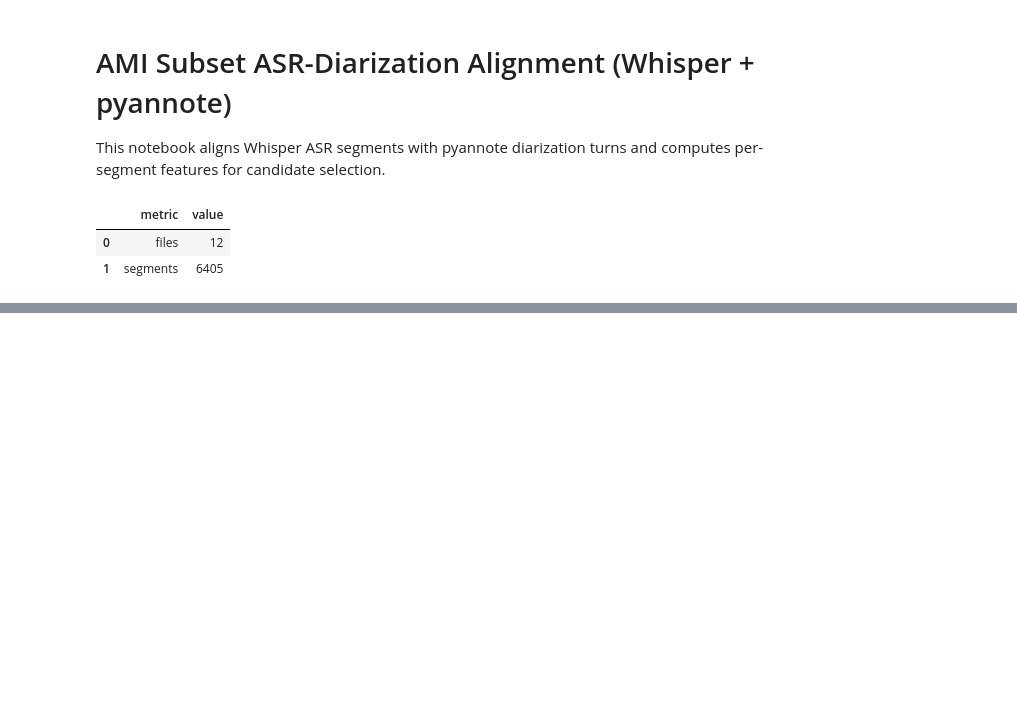
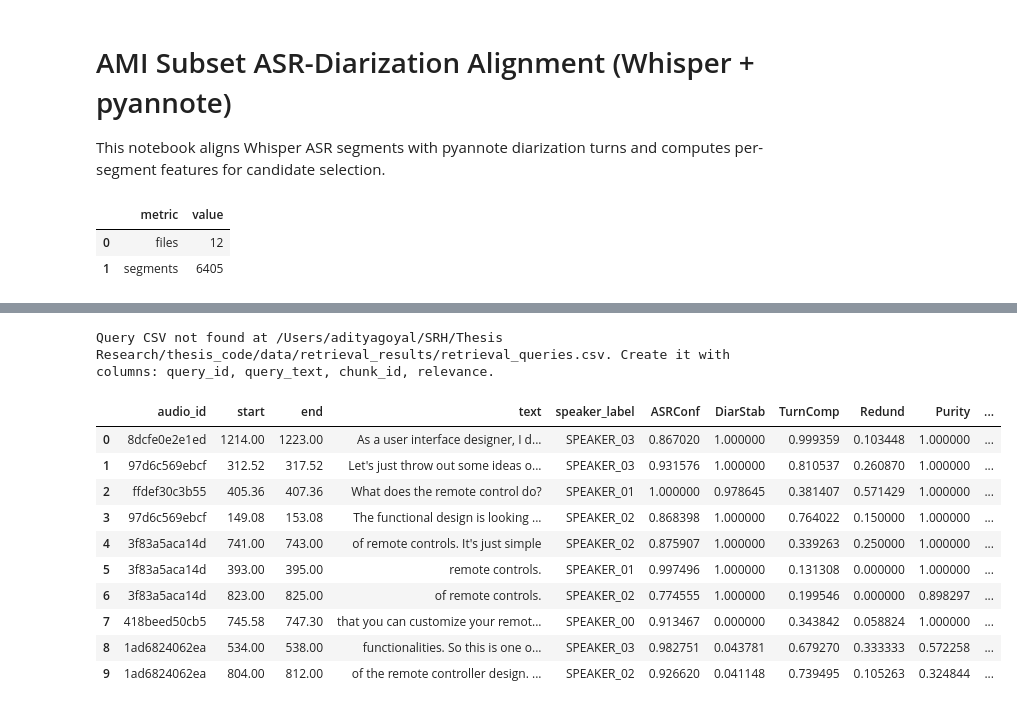
Before and after one commit to adityagoyal222/noise-aware-spoken-rag, a Jupyter notebook: notebooks/ami_subset_alignment_features.ipynb, the cells around one changed output, grey strips where cells are left out. Cells and saved outputs as stored; diff of their text form; code cells hidden in the pictures; blank space fills up the shorter version.

Commit message:
changes to retrieval procedure for test

```diff
--- a/notebooks/ami_subset_alignment_features.ipynb
+++ b/notebooks/ami_subset_alignment_features.ipynb
@@ -321,0 +697,12 @@ summary_df
+# %%
+aligned_df, chunk_records = load_aligned_chunks(ALIGNED_DIR)
+model = SentenceTransformer(EMBED_MODEL_NAME, device='mps')
+embeddings, id_map = build_embeddings_cached(
+    aligned_df,
+    model,
+    EMBED_CACHE,
+    batch_size=BATCH_SIZE,
+ )
+index = build_vector_index(embeddings)
+
+aligned_df.head()
@@ -321,0 +716,38 @@ summary_df
+# %%
+if not QUERIES_CSV.exists():
+    print(
+        f"Query CSV not found at {QUERIES_CSV}. "
+        "Create it with columns: query_id, query_text, chunk_id, relevance."
+    )
+else:
+    queries_df = pd.read_csv(QUERIES_CSV)
+    results_df, metrics_df, summary_df = evaluate_retrieval(
+        queries_df,
+        aligned_df,
+        model,
+        index,
+        id_map,
+        WEIGHTS,
+        TOP_K,
+    )
+    save_results(results_df, metrics_df, summary_df, RETRIEVAL_DIR, METRICS_DIR, RUN_TAG)
+    summary_df
+# %% [output]
+Query CSV not found at /Users/adityagoyal/SRH/Thesis Research/thesis_code/data/retrieval_results/retrieval_queries.csv. Create it with columns: query_id, query_text, chunk_id, relevance.
+# %%
+example_query = "What are the key design features discussed for the remote control?"
+candidates = retrieve_candidates(example_query, TOP_K, model, index, aligned_df, id_map)
+reranked = rerank_candidates(candidates, WEIGHTS)
+reranked.head(10)
+# %% [output]
+|  | audio_id | start | end | text | speaker_label | ASRConf | DiarStab | TurnComp | Redund | Purity | ... |
+| 0 | 8dcfe0e2e1ed | 1214.00 | 1223.00 | As a user interface designer, I d... | SPEAKER_03 | 0.867020 | 1.000000 | 0.999359 | 0.103448 | 1.000000 | ... |
+| 1 | 97d6c569ebcf | 312.52 | 317.52 | Let's just throw out some ideas o... | SPEAKER_03 | 0.931576 | 1.000000 | 0.810537 | 0.260870 | 1.000000 | ... |
+| 2 | ffdef30c3b55 | 405.36 | 407.36 | What does the remote control do? | SPEAKER_01 | 1.000000 | 0.978645 | 0.381407 | 0.571429 | 1.000000 | ... |
+| 3 | 97d6c569ebcf | 149.08 | 153.08 | The functional design is looking ... | SPEAKER_02 | 0.868398 | 1.000000 | 0.764022 | 0.150000 | 1.000000 | ... |
+| 4 | 3f83a5aca14d | 741.00 | 743.00 | of remote controls. It's just simple | SPEAKER_02 | 0.875907 | 1.000000 | 0.339263 | 0.250000 | 1.000000 | ... |
+| 5 | 3f83a5aca14d | 393.00 | 395.00 | remote controls. | SPEAKER_01 | 0.997496 | 1.000000 | 0.131308 | 0.000000 | 1.000000 | ... |
+| 6 | 3f83a5aca14d | 823.00 | 825.00 | of remote controls. | SPEAKER_02 | 0.774555 | 1.000000 | 0.199546 | 0.000000 | 0.898297 | ... |
+| 7 | 418beed50cb5 | 745.58 | 747.30 | that you can customize your remot... | SPEAKER_00 | 0.913467 | 0.000000 | 0.343842 | 0.058824 | 1.000000 | ... |
+| 8 | 1ad6824062ea | 534.00 | 538.00 | functionalities. So this is one o... | SPEAKER_03 | 0.982751 | 0.043781 | 0.679270 | 0.333333 | 0.572258 | ... |
+| 9 | 1ad6824062ea | 804.00 | 812.00 | of the remote controller design. ... | SPEAKER_02 | 0.926620 | 0.041148 | 0.739495 | 0.105263 | 0.324844 | ... |
```
Also changed, not shown: parts of 10 cells of this notebook.
